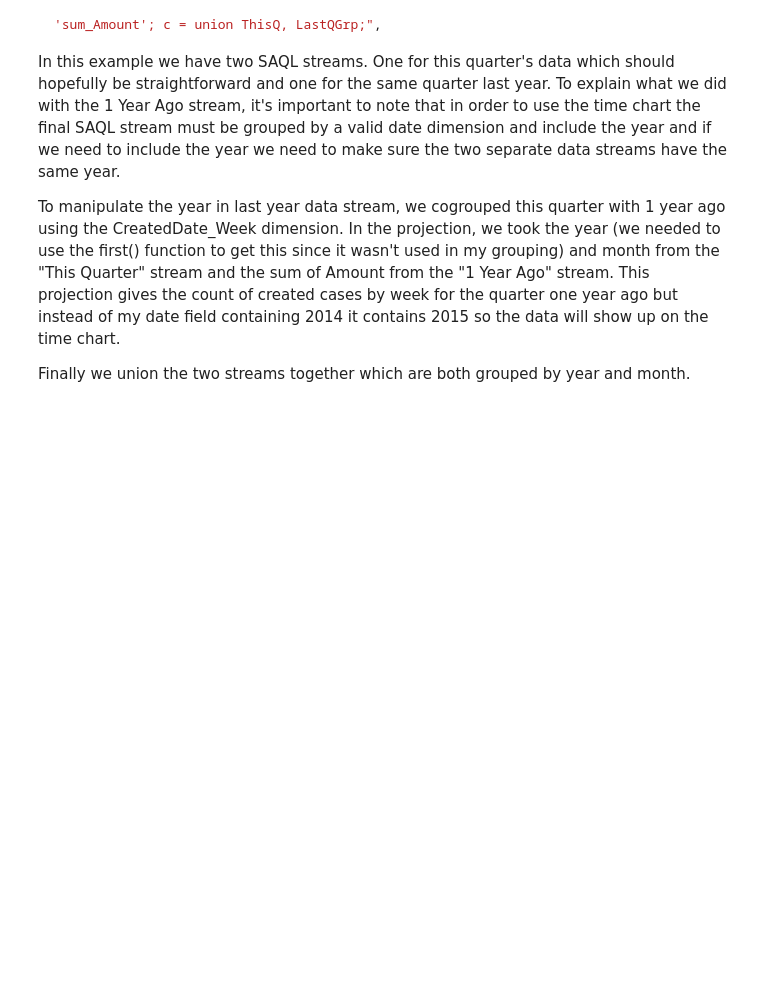
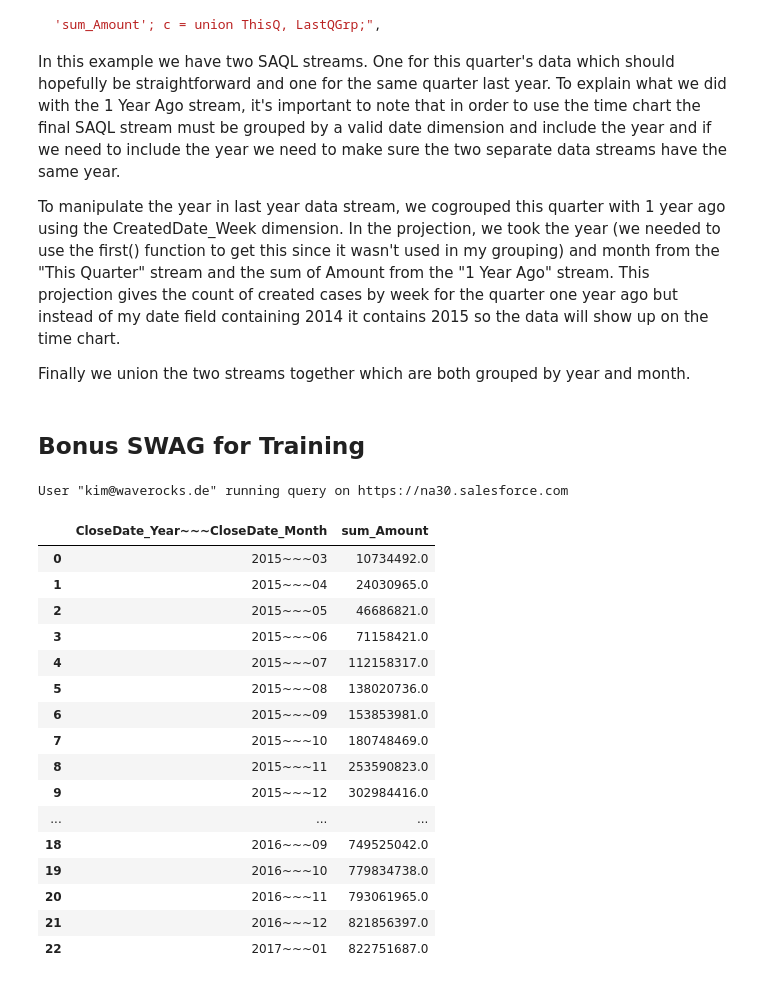
Before and after one commit to kimchouard/saql-notebooks, a Jupyter notebook: time-based-analysis.ipynb, the cells around one changed output. Cells and saved outputs as stored; diff of their text form; code cells hidden in the pictures; blank space fills up the shorter version.

Commit message:
Bonus SWAG

```diff
--- a/time-based-analysis.ipynb
+++ b/time-based-analysis.ipynb
@@ -273,3 +273,30 @@ In this example we have two SAQL streams. One for this quarter's data which shou
 To manipulate the year in last year data stream, we cogrouped this quarter with 1 year ago using the CreatedDate_Week dimension. In the projection, we took the year (we needed to use the first() function to get this since it wasn't used in my grouping) and month from the "This Quarter" stream and the sum of Amount from the "1 Year Ago" stream. This projection gives the count of created cases by week for the quarter one year ago but instead of my date field containing 2014 it contains 2015 so the data will show up on the time chart.
 
 Finally we union the two streams together which are both grouped by year and month.
+# %% [markdown]
+## Bonus SWAG for Training
+# %%
+%%saql
+q = load "opportunities";
+q = group q by (CloseDate_Year, CloseDate_Month);
+q = foreach q generate 'CloseDate_Year' + "~~~" + 'CloseDate_Month' as 'CloseDate_Year~~~CloseDate_Month',
+    sum(sum('Amount')) over([.. 0] partition by all order by (CloseDate_Year, CloseDate_Month)) as 'sum_Amount';
+# %% [output]
+User "kim@waverocks.de" running query on https://na30.salesforce.com
+|  | CloseDate_Year~~~CloseDate_Month | sum_Amount |
+| 0 | 2015~~~03 | 10734492.0 |
+| 1 | 2015~~~04 | 24030965.0 |
+| 2 | 2015~~~05 | 46686821.0 |
+| 3 | 2015~~~06 | 71158421.0 |
+| 4 | 2015~~~07 | 112158317.0 |
+| 5 | 2015~~~08 | 138020736.0 |
+| 6 | 2015~~~09 | 153853981.0 |
+| 7 | 2015~~~10 | 180748469.0 |
+| 8 | 2015~~~11 | 253590823.0 |
+| 9 | 2015~~~12 | 302984416.0 |
+| ... | ... | ... |
+| 18 | 2016~~~09 | 749525042.0 |
+| 19 | 2016~~~10 | 779834738.0 |
+| 20 | 2016~~~11 | 793061965.0 |
+| 21 | 2016~~~12 | 821856397.0 |
+| 22 | 2017~~~01 | 822751687.0 |
```
Also changed, not shown: parts of 1 cell of this notebook.
